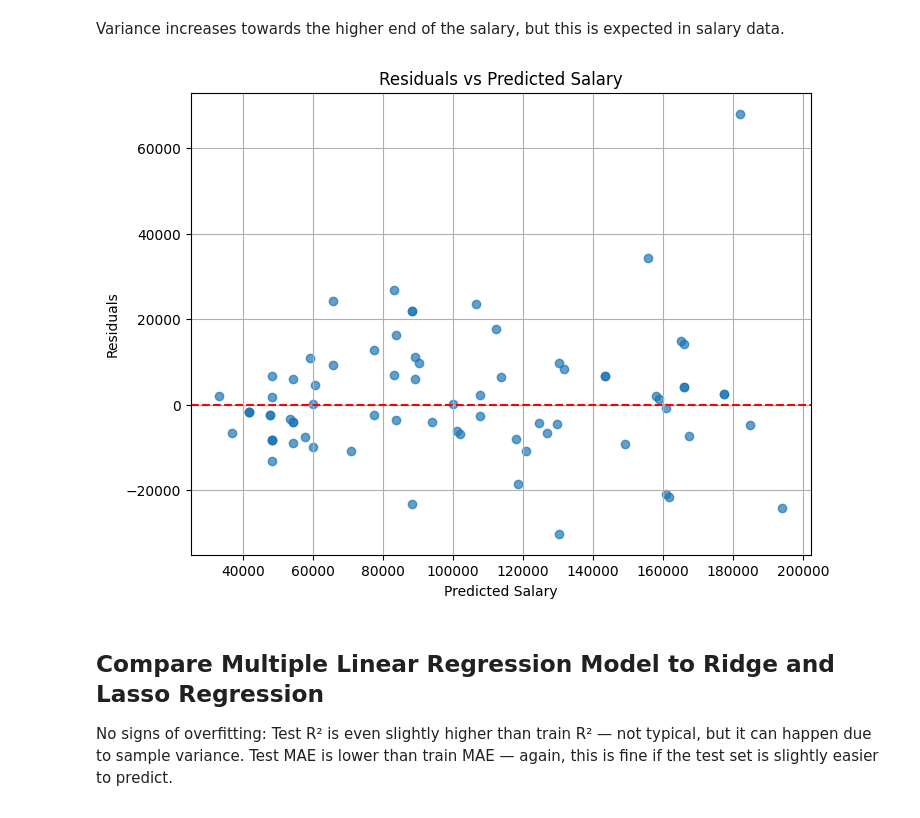
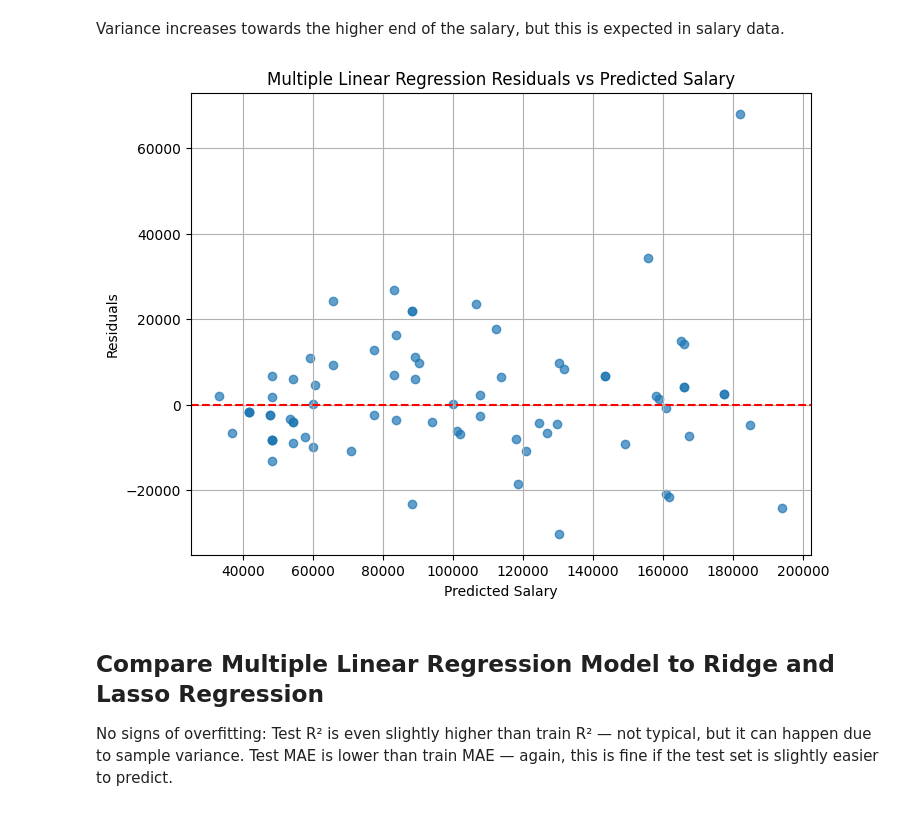
Before and after one commit to Jacinda-Chen/salary-prediction, a Jupyter notebook: salary_modeling.ipynb, the cells around one changed output. Drawn from its saved outputs; the diff is of its cells as text; code cells hidden in the pictures.

```diff
--- a/salary_modeling.ipynb
+++ b/salary_modeling.ipynb
@@ -360,18 +376,18 @@ Variance increases towards the higher end of the salary, but this is expected in
 # %%
 # Find residuals
 residuals_mlin = y_test_mlin - y_pred_mlin
 
 # Plot
 plt.figure(figsize=(8, 6))
 plt.scatter(y_pred_mlin, residuals_mlin, alpha=0.7)
 plt.axhline(y=0, color='r', linestyle='--')
 plt.xlabel("Predicted Salary")
 plt.ylabel("Residuals")
-plt.title("Residuals vs Predicted Salary")
+plt.title("Multiple Linear Regression Residuals vs Predicted Salary")
 plt.grid(True)
 plt.show()
 # %% [output]
-[figure, old version]
+[figure, new version]
 # %% [markdown]
 ## Compare Multiple Linear Regression Model to Ridge and Lasso Regression
 
```
Also changed, not shown: parts of 17 cells of this notebook.
